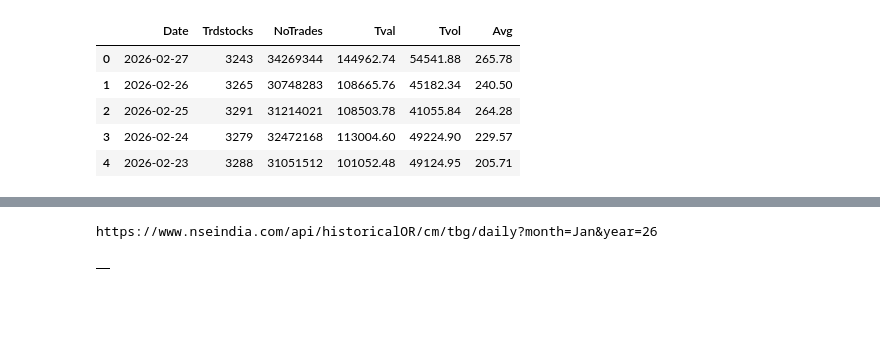
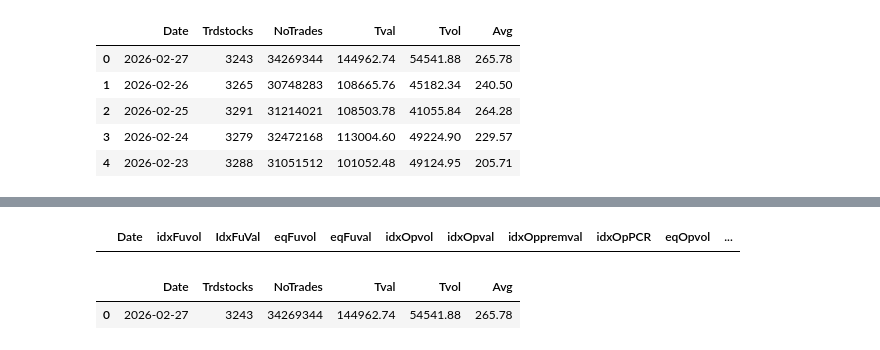
Before and after one commit to shailsun28/stockshortlisting, a Jupyter notebook: Untitled5.ipynb, the cells around one changed output, grey strips where cells are left out. Saved outputs shown, nothing was run; the diff lists cells and outputs as text; code cells hidden in the pictures; blank space fills up the shorter version.

```diff
--- a/Untitled5.ipynb
+++ b/Untitled5.ipynb
@@ -396,12 +396,11 @@ def fetch_fno_data(year, month):
 
 # --- MAIN EXECUTION ---
 if __name__ == "__main__":
-# --- DATE SETUP ---
     now = datetime.now()
     curr_mn = now.strftime('%b')  # e.g., 'Jan'
     curr_yr_short = now.strftime('%y')  # e.g., '26'
     curr_yr_long = now.strftime('%Y')   # e.g., '2026'
-    today_str = now.strftime('%Y-%b-%d') # e.g., '2026-Jan-08'
+    today_str = now.strftime('%Y-%m-%d') # e.g., '2026-Jan-08'
 
 
     DB_PATH = os.path.join(BASE_DIR_db, "growth_nse_db.db")
@@ -413,23 +412,29 @@ if __name__ == "__main__":
         cmdata = fetch_cm_data(curr_yr_long, curr_mn)
         cm_today = cmdata[cmdata['Date'] == today_str]
         if not cm_today.empty:
-            print(f"✓ Fetched {len(cmdata)} CM records.")
+            print(f"✓ Fetched {len(cm_today)} CM records.")
             # Save to DB logic here:
+            #cm_today.to_sql('cm_growth', conn, if_exists='append', index=False)
             #cmdata.to_sql('cm_growth', conn, if_exists='append', index=False)
         else:
             print(f"! No CM data for {month}.")
 
         # 2. Fetch FnO Data
         fnodata = fetch_fno_data(curr_yr_long, curr_mn)
+        #target_date = target_date - timedelta(1)
+        yesterday = today_str - timedelta(1)
+        print (yesterday)
+        fno_today = fnodata[fnodata['Date'] == yesterday]
         if not fnodata.empty:
-            print(f"✓ Fetched {len(fnodata)} F&O records.")
+            print(f"✓ Fetched {len(fno_today)} F&O records.")
             # Save to DB logic here:
-            fnodata.to_sql('fno_growth', conn, if_exists='append', index=False)
+            #fnodata.to_sql('fno_growth', conn, if_exists='append', index=False)
+            #fno_today.to_sql('fno_growth', conn, if_exists='append', index=False)
         else:
             print(f"! No F&O data for {month}.")
 
     except Exception as e:
         print(f"Error processing {month}: {e}")
-        continue # Skip to next month if one fails
+        #continue # Skip to next month if one fails
     conn.close()
 # %% [output]
@@ -469,23 +460,11 @@ fnodata.head()
 | 3 | 2026-02-23 | 291390 | 49422.81 | 4868805 | 326641.32 | 178443291 | 30096203.05 | 75549.88 | 0.99 | 10635090 | ... |
 | 4 | 2026-02-20 | 261522 | 44485.49 | 5204539 | 347995.23 | 138959353 | 23362393.71 | 78240.91 | 0.83 | 11116157 | ... |
 # %%
-def fetch_cm_data(year, month):
-    """Handles CM Market API logic"""
-    short_yr = str(year)[-2:]
-    mn = month
-    api = f'https://www.nseindia.com/api/historicalOR/cm/tbg/daily?month={mn}&year={short_yr}'
-    print (api)
-
-    df = get_data_from_url(api)
-
-    #df['Date'] = pd.to_datetime(df['Date'], format='%d-%b-%Y')
-    #df['Avg'] = round((df['Tval'] * 100) / (df['Tvol']), 2)
-    return df
-
-fn = fetch_cm_data(2026, 'Jan')
+fno_today.head()
 # %% [output]
-https://www.nseindia.com/api/historicalOR/cm/tbg/daily?month=Jan&year=26
+|  | Date | idxFuvol | IdxFuVal | eqFuvol | eqFuval | idxOpvol | idxOpval | idxOppremval | idxOpPCR | eqOpvol | ... |
 # %%
-fn.head()
+cm_today.head()
 # %% [output]
-|  |
+|  | Date | Trdstocks | NoTrades | Tval | Tvol | Avg |
+| 0 | 2026-02-27 | 3243 | 34269344 | 144962.74 | 54541.88 | 265.78 |
```
Also changed, not shown: parts of 1 cell of this notebook.
